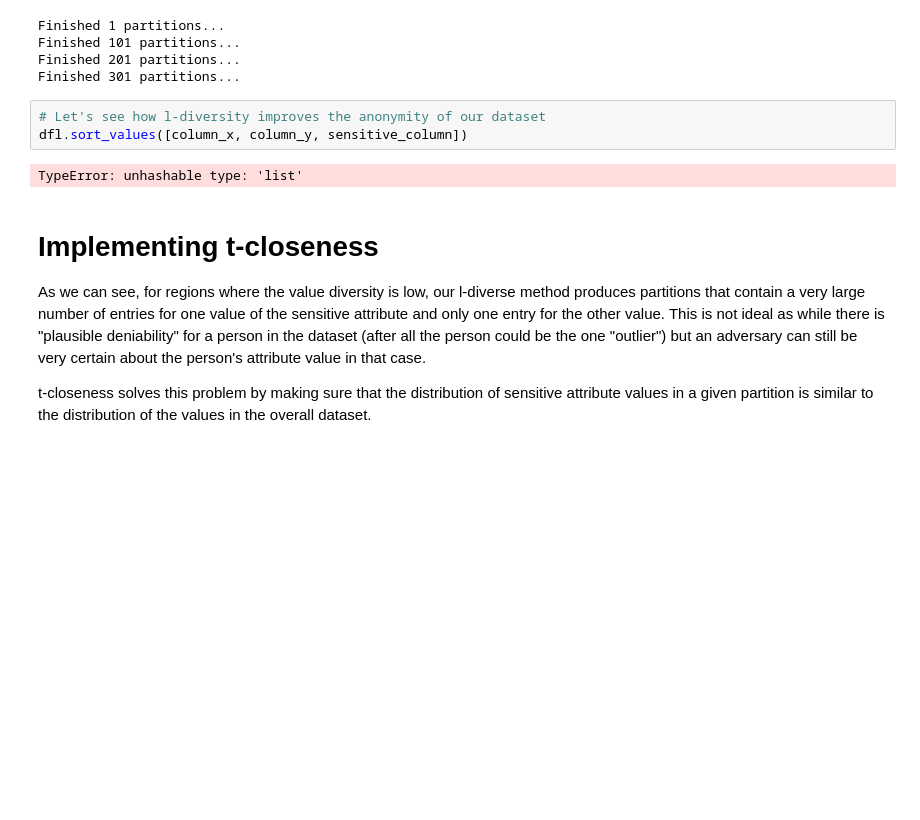
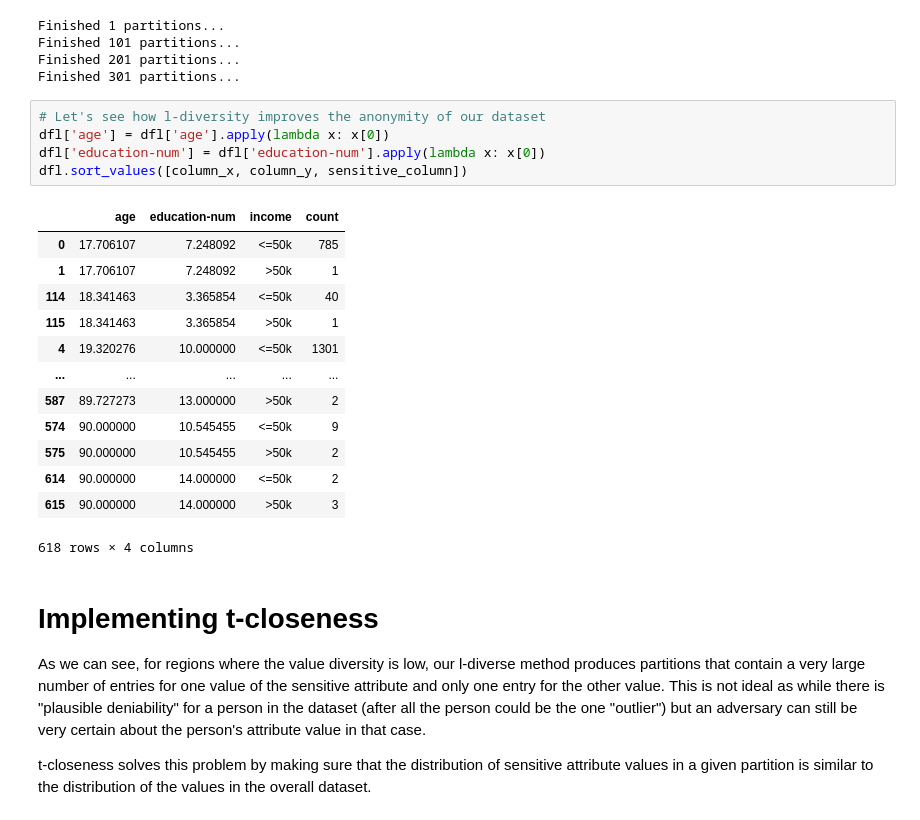
Before and after one commit to econDS/K-Anonymity, a Jupyter notebook: k-Anonymity.ipynb, the cells around one changed output. Drawn from its saved outputs; the diff is of its cells as text; blank space fills up the shorter version.

```diff
--- a/k-Anonymity.ipynb
+++ b/k-Anonymity.ipynb
@@ -406,9 +406,23 @@ Finished 201 partitions...
 Finished 301 partitions...
 # %%
 # Let's see how l-diversity improves the anonymity of our dataset
+dfl['age'] = dfl['age'].apply(lambda x: x[0])
+dfl['education-num'] = dfl['education-num'].apply(lambda x: x[0])
 dfl.sort_values([column_x, column_y, sensitive_column])
 # %% [output]
+|  | age | education-num | income | count |
+| 0 | 17.706107 | 7.248092 | <=50k | 785 |
+| 1 | 17.706107 | 7.248092 | >50k | 1 |
+| 114 | 18.341463 | 3.365854 | <=50k | 40 |
+| 115 | 18.341463 | 3.365854 | >50k | 1 |
+| 4 | 19.320276 | 10.000000 | <=50k | 1301 |
+| ... | ... | ... | ... | ... |
+| 587 | 89.727273 | 13.000000 | >50k | 2 |
+| 574 | 90.000000 | 10.545455 | <=50k | 9 |
+| 575 | 90.000000 | 10.545455 | >50k | 2 |
+| 614 | 90.000000 | 14.000000 | <=50k | 2 |
+| 615 | 90.000000 | 14.000000 | >50k | 3 |
-TypeError: unhashable type: 'list'
+618 rows × 4 columns
 # %% [markdown]
 # Implementing t-closeness
 
```
Also changed, not shown: parts of 2 cells of this notebook.
